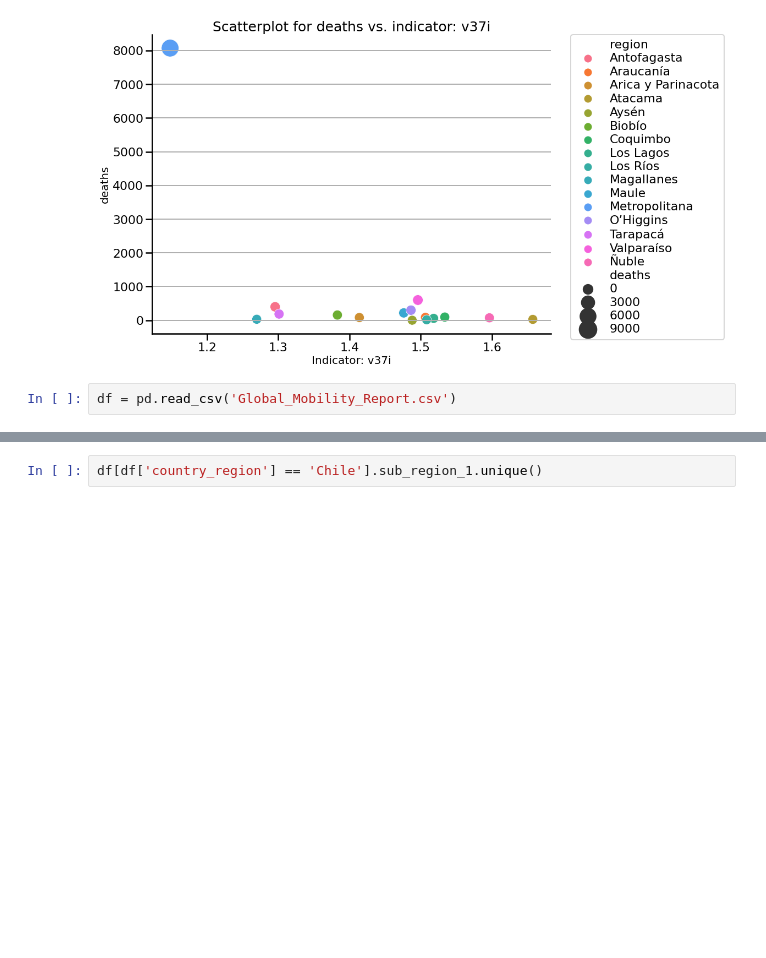
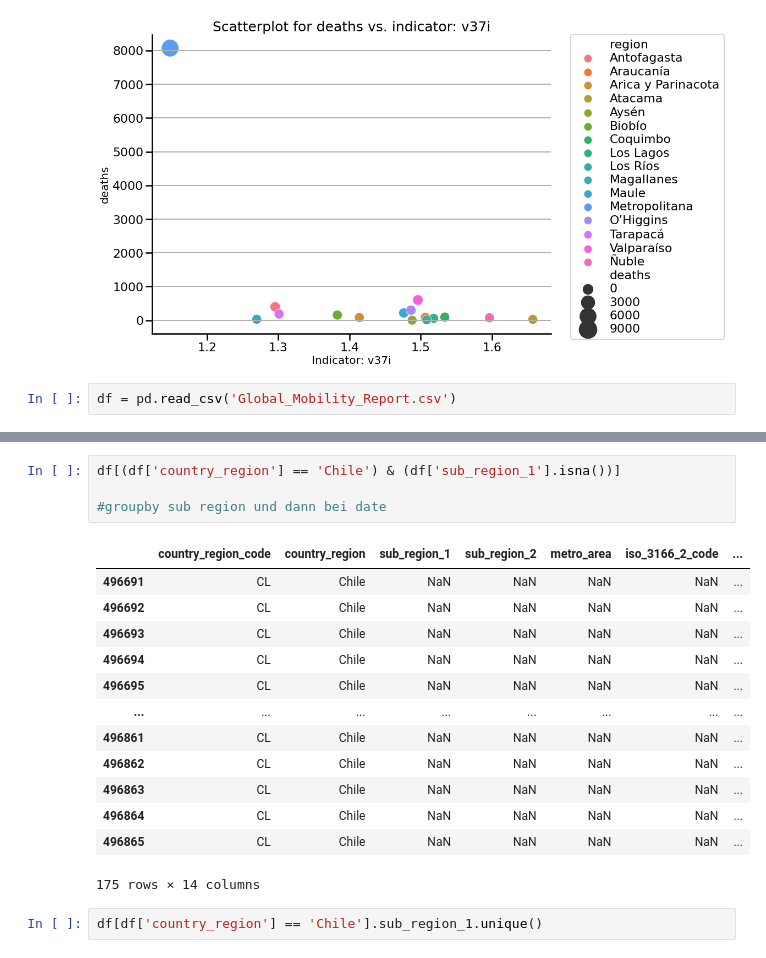
Before and after one commit to muellermax/Covid-Chile-Prediction, a Jupyter notebook: Covid Chile Prediction.ipynb, the cells around one changed output, grey strips where cells are left out. Cells and saved outputs as stored; diff of their text form; blank space fills up the shorter version.

```diff
--- a/Covid Chile Prediction.ipynb
+++ b/Covid Chile Prediction.ipynb
@@ -503,3 +494,21 @@ df[df['country_region'] == 'Chile']
+# %%
+df[(df['country_region'] == 'Chile') & (df['sub_region_1'].isna())]
+
+#groupby sub region und dann bei date
+# %% [output]
+|  | country_region_code | country_region | sub_region_1 | sub_region_2 | metro_area | iso_3166_2_code | ... |
+| 496691 | CL | Chile | NaN | NaN | NaN | NaN | ... |
+| 496692 | CL | Chile | NaN | NaN | NaN | NaN | ... |
+| 496693 | CL | Chile | NaN | NaN | NaN | NaN | ... |
+| 496694 | CL | Chile | NaN | NaN | NaN | NaN | ... |
+| 496695 | CL | Chile | NaN | NaN | NaN | NaN | ... |
+| ... | ... | ... | ... | ... | ... | ... | ... |
+| 496861 | CL | Chile | NaN | NaN | NaN | NaN | ... |
+| 496862 | CL | Chile | NaN | NaN | NaN | NaN | ... |
+| 496863 | CL | Chile | NaN | NaN | NaN | NaN | ... |
+| 496864 | CL | Chile | NaN | NaN | NaN | NaN | ... |
+| 496865 | CL | Chile | NaN | NaN | NaN | NaN | ... |
+175 rows × 14 columns
 # %%
 df[df['country_region'] == 'Chile'].sub_region_1.unique()
 # %% [output]
```
Also changed, not shown: parts of 7 cells of this notebook.
